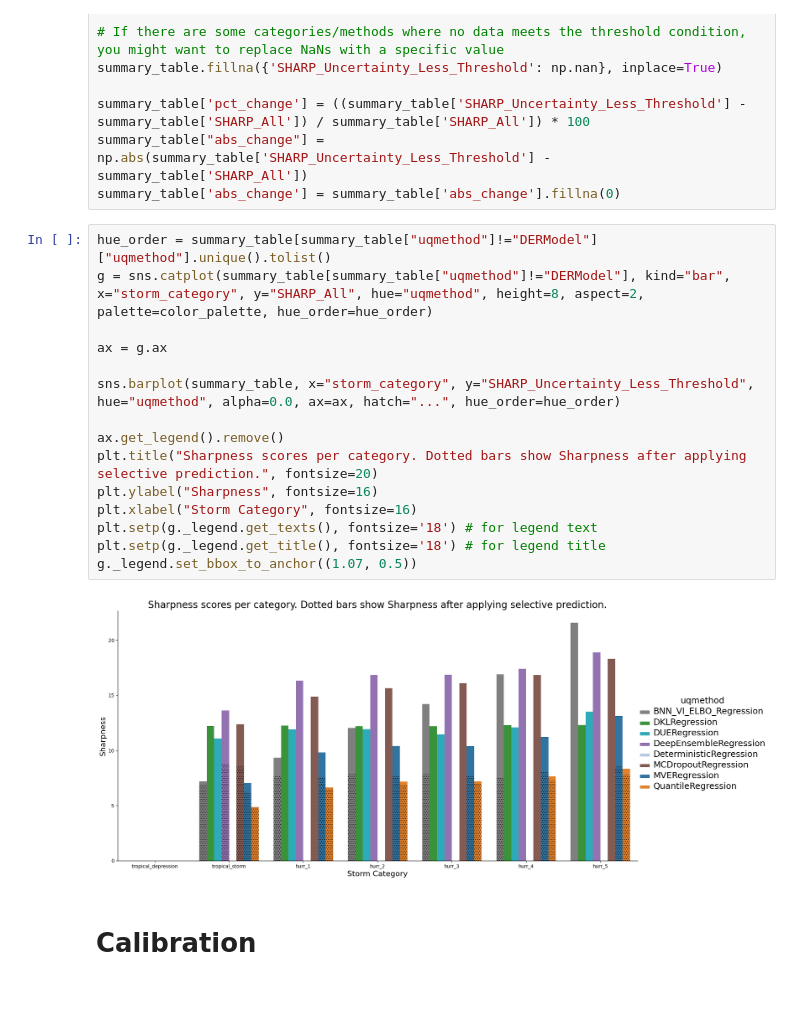
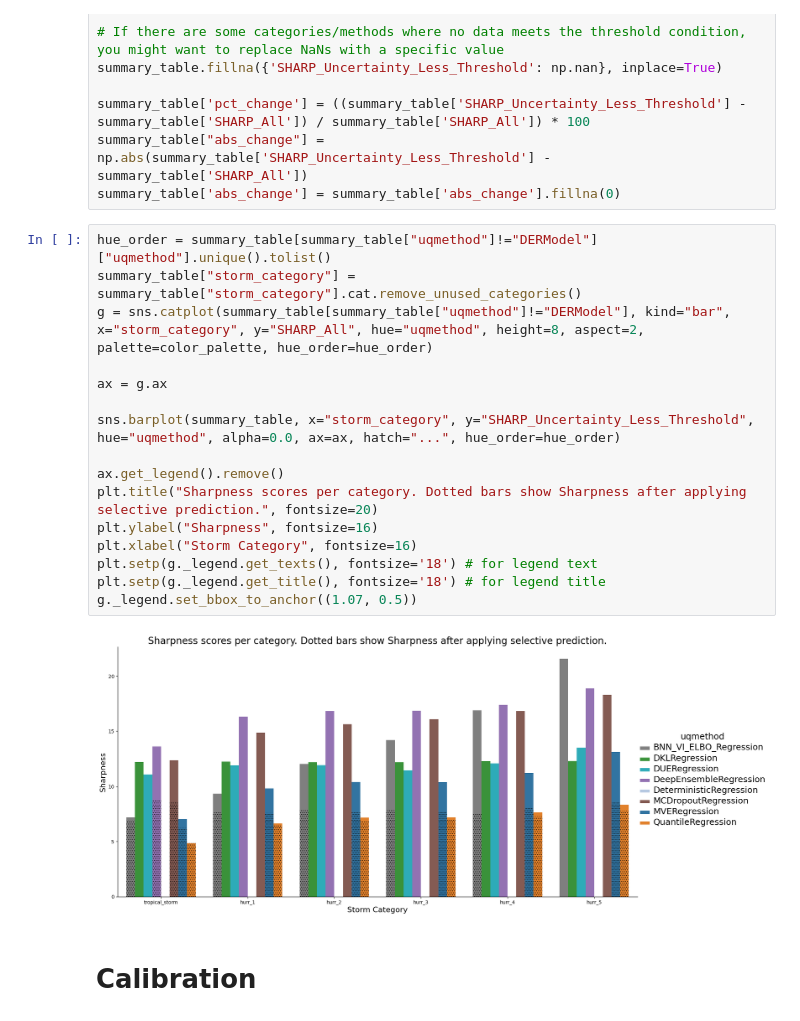
Before and after one commit to nilsleh/tropical_cyclone_uq, a Jupyter notebook: src/results_tropical.ipynb, the cells around one changed output. Cells and saved outputs as stored; diff of their text form.

```diff
--- a/src/results_tropical.ipynb
+++ b/src/results_tropical.ipynb
@@ -984,21 +988,22 @@ summary_table["abs_change"] = np.abs(summary_table['SHARP_Uncertainty_Less_Thres
 summary_table['abs_change'] = summary_table['abs_change'].fillna(0)
 # %%
 hue_order = summary_table[summary_table["uqmethod"]!="DERModel"]["uqmethod"].unique().tolist()
+summary_table["storm_category"] = summary_table["storm_category"].cat.remove_unused_categories()
 g = sns.catplot(summary_table[summary_table["uqmethod"]!="DERModel"], kind="bar", x="storm_category", y="SHARP_All", hue="uqmethod", height=8, aspect=2, palette=color_palette, hue_order=hue_order)
 
 ax = g.ax
 
 sns.barplot(summary_table, x="storm_category", y="SHARP_Uncertainty_Less_Threshold", hue="uqmethod", alpha=0.0, ax=ax, hatch="...", hue_order=hue_order)
 
 ax.get_legend().remove()
 plt.title("Sharpness scores per category. Dotted bars show Sharpness after applying selective prediction.", fontsize=20)
 plt.ylabel("Sharpness", fontsize=16)
 plt.xlabel("Storm Category", fontsize=16)
 plt.setp(g._legend.get_texts(), fontsize='18') # for legend text
 plt.setp(g._legend.get_title(), fontsize='18') # for legend title
 g._legend.set_bbox_to_anchor((1.07, 0.5))
 # %% [output]
-[figure, old version]
+[figure, new version]
 # %% [markdown]
 # Calibration
 # %%
```
Also changed, not shown: parts of 17 cells of this notebook.
